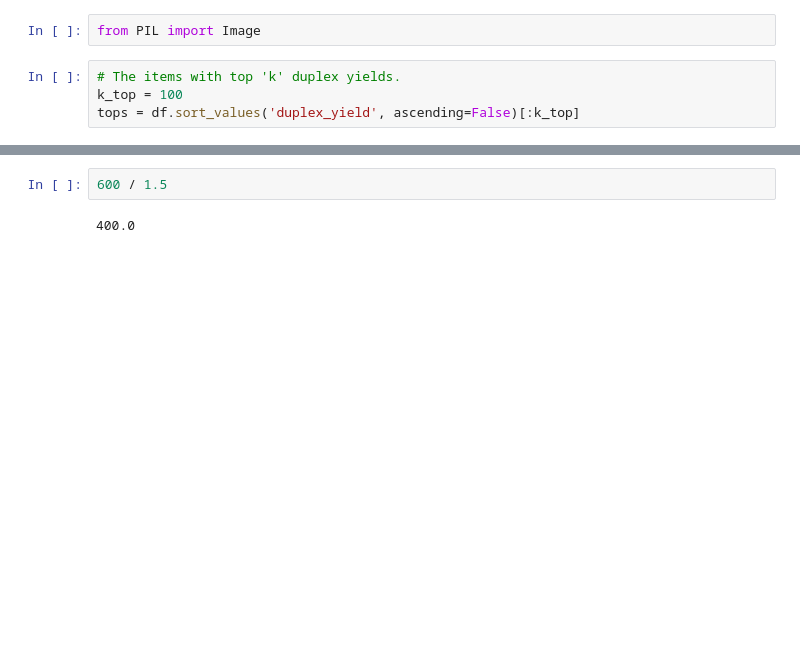
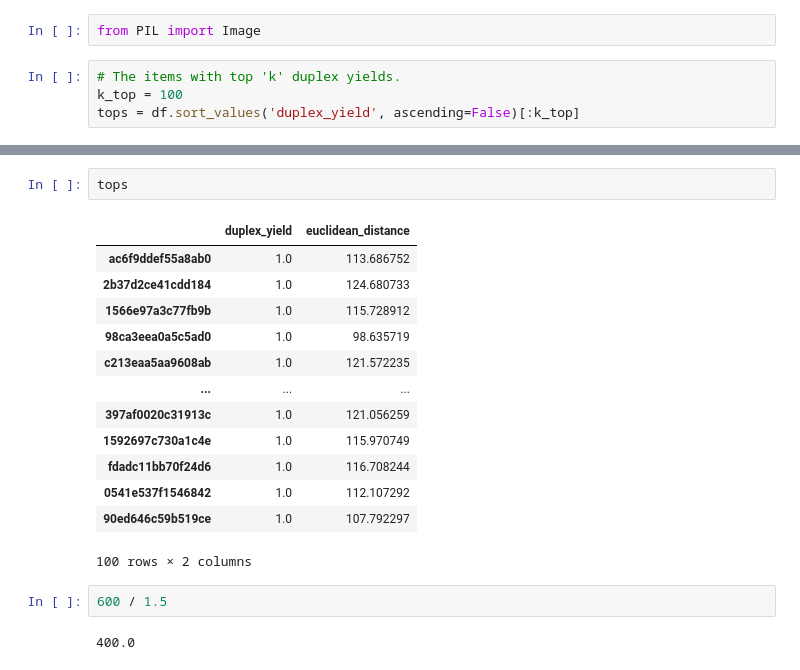
Before and after one commit to uwmisl/cas9-similarity-search, a Jupyter notebook: notebooks/03_simulation/03_plot_results.ipynb, the cells around one changed output, grey strips where cells are left out. Drawn from its saved outputs; the diff is of its cells as text; blank space fills up the shorter version.

```diff
--- a/notebooks/03_simulation/03_plot_results.ipynb
+++ b/notebooks/03_simulation/03_plot_results.ipynb
@@ -211,3 +226,19 @@ FileNotFoundError: [Errno 2] No such file or directory: '/tf/open_images/extende
+# %%
+tops
+# %% [output]
+|  | duplex_yield | euclidean_distance |
+| ac6f9ddef55a8ab0 | 1.0 | 113.686752 |
+| 2b37d2ce41cdd184 | 1.0 | 124.680733 |
+| 1566e97a3c77fb9b | 1.0 | 115.728912 |
+| 98ca3eea0a5c5ad0 | 1.0 | 98.635719 |
+| c213eaa5aa9608ab | 1.0 | 121.572235 |
+| ... | ... | ... |
+| 397af0020c31913c | 1.0 | 121.056259 |
+| 1592697c730a1c4e | 1.0 | 115.970749 |
+| fdadc11bb70f24d6 | 1.0 | 116.708244 |
+| 0541e537f1546842 | 1.0 | 112.107292 |
+| 90ed646c59b519ce | 1.0 | 107.792297 |
+100 rows × 2 columns
 # %%
 600 / 1.5
 # %% [output]
```
Also changed, not shown: parts of 10 cells of this notebook, 14 other files.
